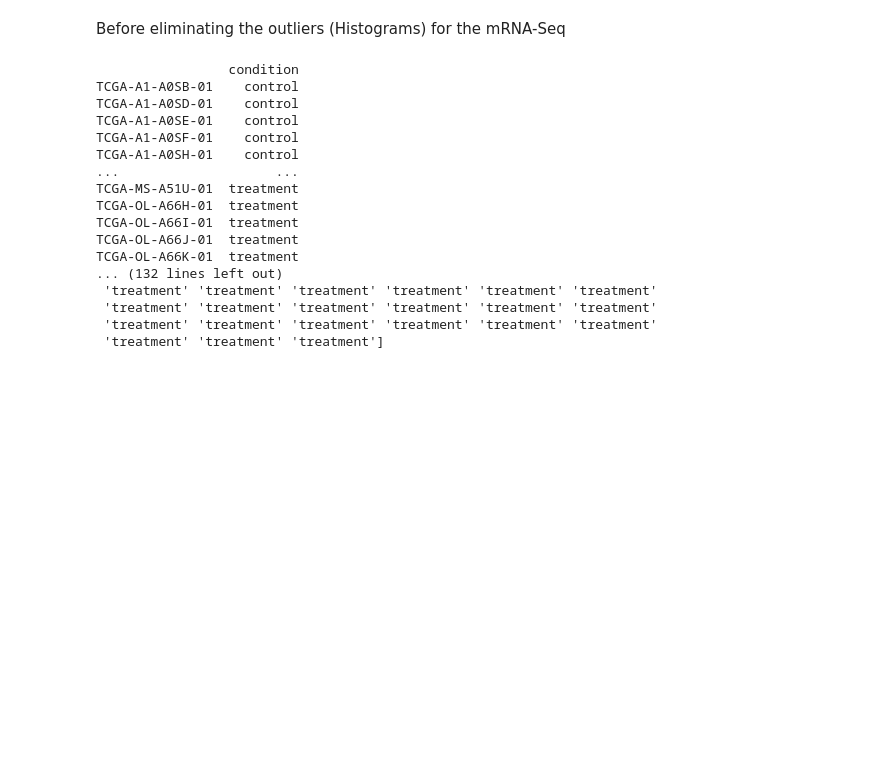
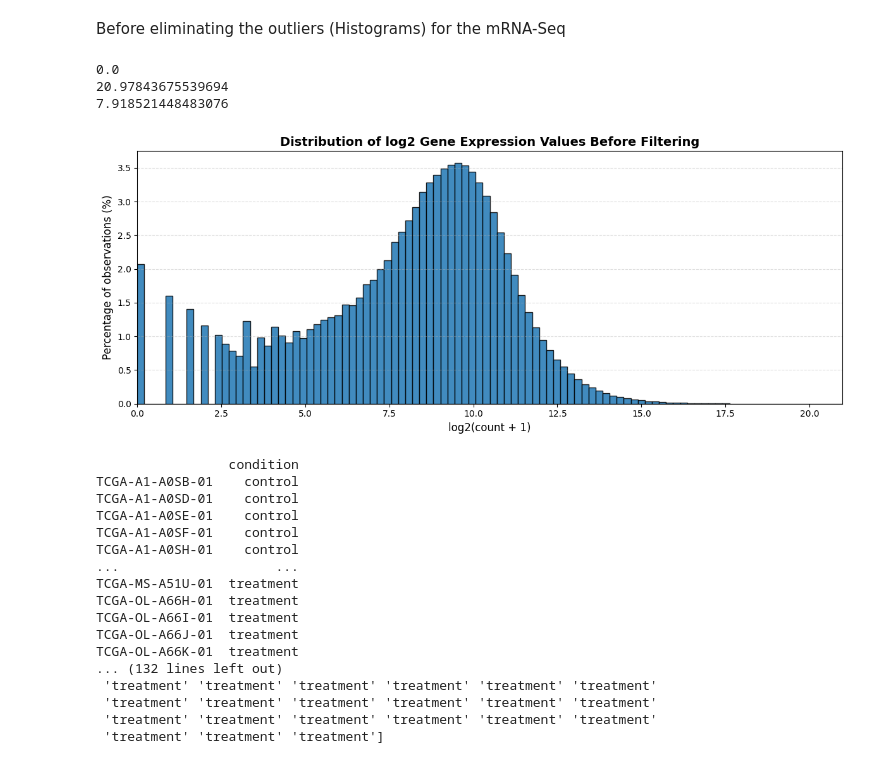
Before and after one commit to Fasmanuel2002/UPSA_Thesis_Research, a Jupyter notebook: research/notebooks/RenSeq.ipynb, the cells around one changed output. Cells and saved outputs as stored; diff of their text form; code cells hidden in the pictures; blank space fills up the shorter version.

```diff
--- a/research/notebooks/RenSeq.ipynb
+++ b/research/notebooks/RenSeq.ipynb
@@ -88,11 +100,45 @@ plt.show()
 # %% [markdown]
 Before eliminating the outliers (Histograms) for the mRNA-Seq
 # %%
+print(np.min(np.log2(df_counts.values + 1)))
+print(np.max(np.log2(df_counts.values + 1)))
+print(np.mean(np.log2(df_counts.values + 1)))
+
+x = np.log2(df_counts.iloc[1:2000].T.values.flatten() + 1)
+counts, bins = np.histogram(x, bins=100)
+counts_percentage = (counts / counts.sum()) * 100
+bin_width = bins[1] - bins[0]
+
 plt.figure(figsize=(12,5))
-plt.hist(np.log2(df_counts[1:2000].T + 1))
-plt.title("Before eliminating outliners gene expression histograms", fontsize=14)
-plt.xticks(rotation=90)
+
+plt.bar(
+    bins[:-1],
+    counts_percentage,
+    width=bin_width,
+    edgecolor="black",
+    alpha=0.85,
+    align="edge"
+)
+plt.title(
+    "Distribution of log2 Gene Expression Values Before Filtering",
+    fontsize=14,
+    fontweight="bold"
+)
+
+plt.xlabel("log2(count + 1)", fontsize=12)
+plt.ylabel("Percentage of observations (%)", fontsize=12)
+
+plt.grid(axis="y", linestyle="--", alpha=0.4)
+
+plt.xlim(0, np.max(bins))
+plt.tight_layout()
+
 plt.show()
+# %% [output]
+0.0
+20.97843675539694
+7.918521448483076
+[figure, added]
 # %%
 #Created two groups for DeseqDataSet
 n_len = len(df_counts)
```
Also changed, not shown: parts of 6 cells of this notebook.
